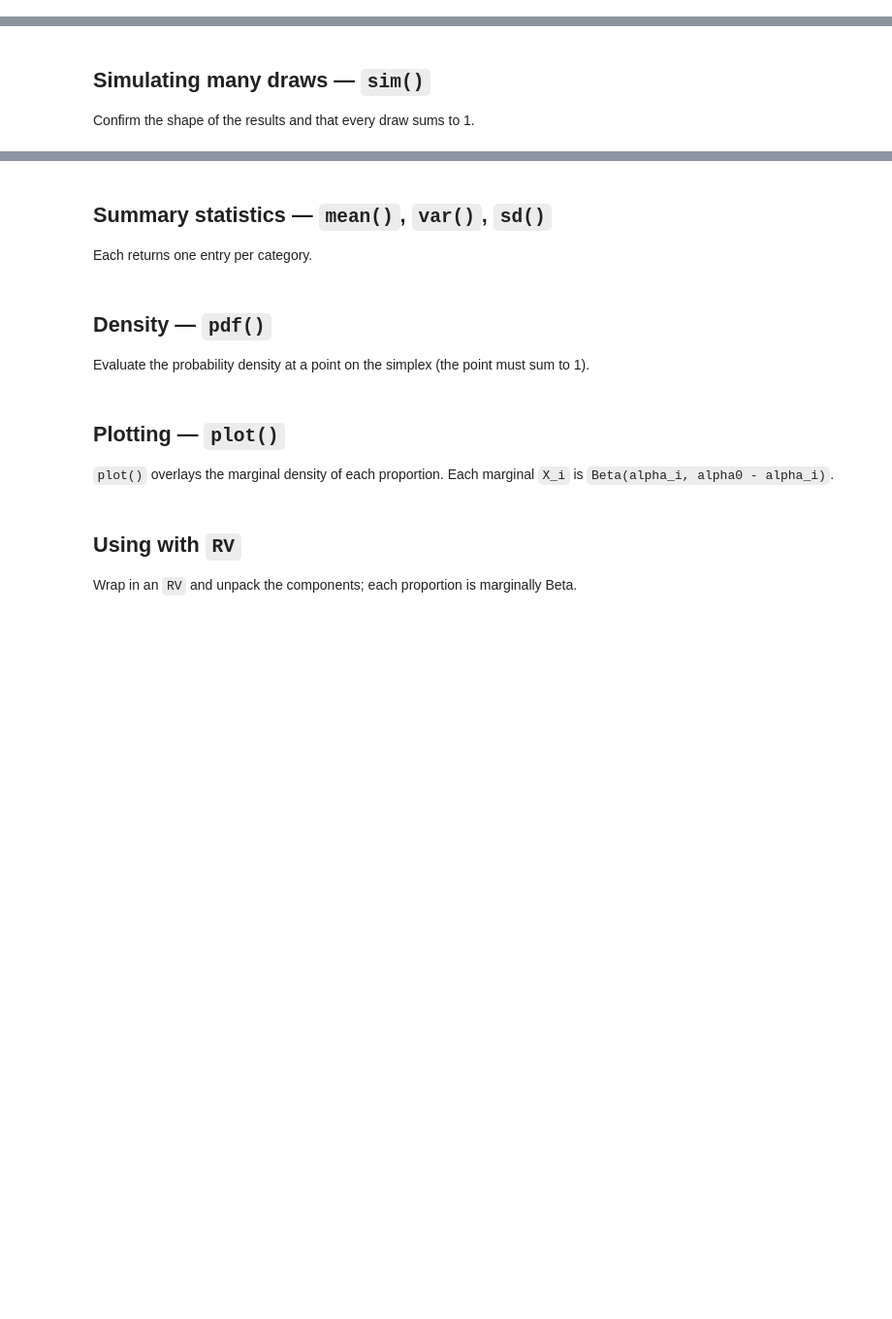
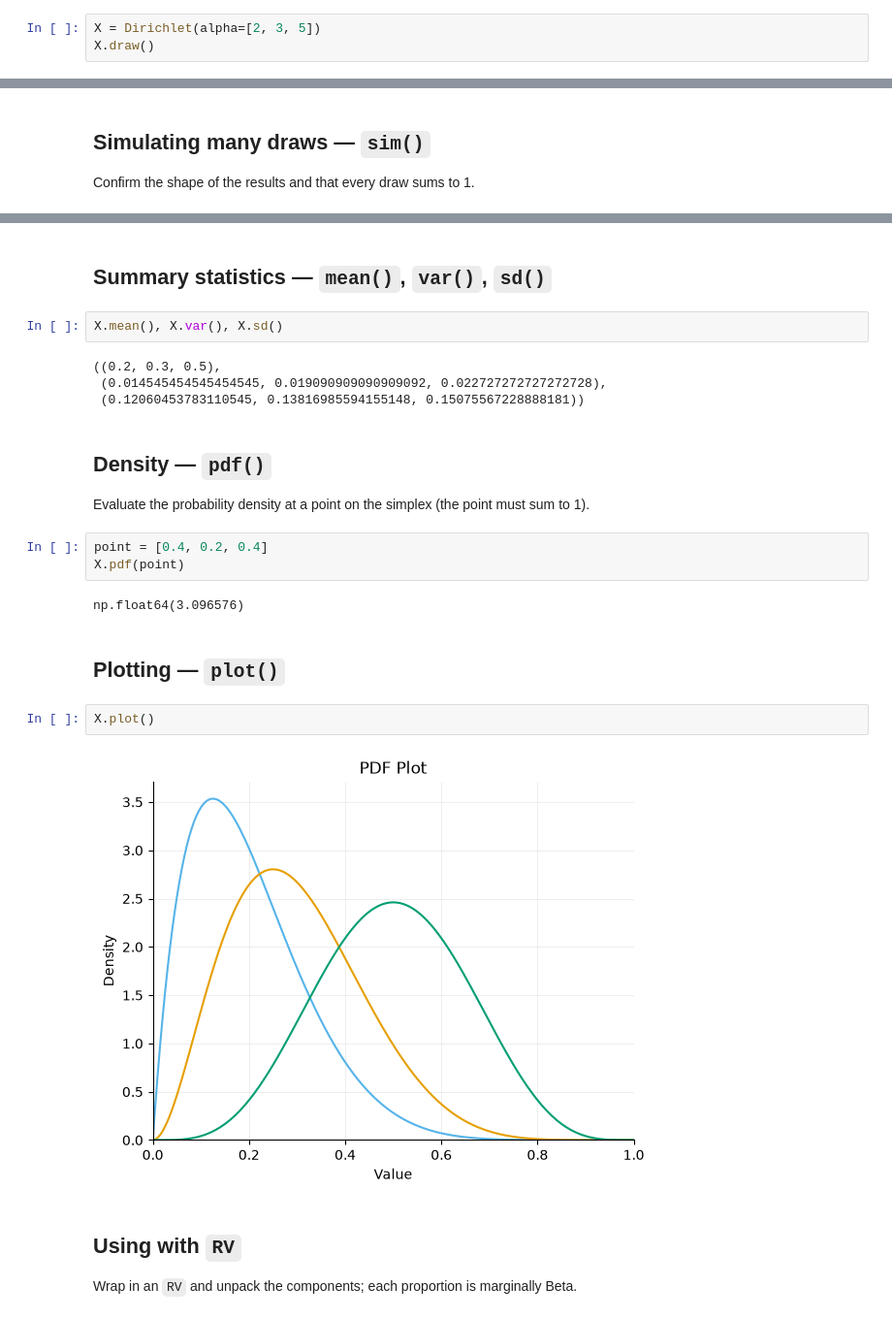
Before and after one commit to calpoly-symbulate/symbulate, a Jupyter notebook: team/new_distribution_demos/dirichlet_demo.ipynb, the cells around one changed output, grey strips where cells are left out. Shown at 97% size. Drawn from its saved outputs; the diff is of its cells as text; blank space fills up the shorter version.

Commit message:
docs: fill in Dirichlet demo notebook cells

```diff
--- a/team/new_distribution_demos/dirichlet_demo.ipynb
+++ b/team/new_distribution_demos/dirichlet_demo.ipynb
@@ -14,0 +11,3 @@ Each draw is a vector of proportions that sums to 1.
+# %%
+X = Dirichlet(alpha=[2, 3, 5])
+X.draw()
@@ -19,15 +35,26 @@ Confirm the shape of the results and that every draw sums to 1.
 # %% [markdown]
 ## Summary statistics — `mean()`, `var()`, `sd()`
-
-Each returns one entry per category.
+# %%
+X.mean(), X.var(), X.sd()
+# %% [output]
+((0.2, 0.3, 0.5),
+ (0.014545454545454545, 0.019090909090909092, 0.022727272727272728),
+ (0.12060453783110545, 0.13816985594155148, 0.15075567228888181))
 # %% [markdown]
 ## Density — `pdf()`
 
 Evaluate the probability density at a point on the simplex (the point must sum to 1).
-# %% [markdown]
-## Plotting — `plot()`
-
-`plot()` overlays the marginal density of each proportion. Each marginal `X_i` is `Beta(alpha_i, alpha0 - alpha_i)`.
+# %%
+point = [0.4, 0.2, 0.4]
+X.pdf(point)
+# %% [output]
+np.float64(3.096576)
+# %% [markdown]
+## Plotting — `plot()`
+# %%
+X.plot()
+# %% [output]
+[figure, added]
 # %% [markdown]
 ## Using with `RV`
 
```
Also changed, not shown: parts of 11 cells of this notebook.
